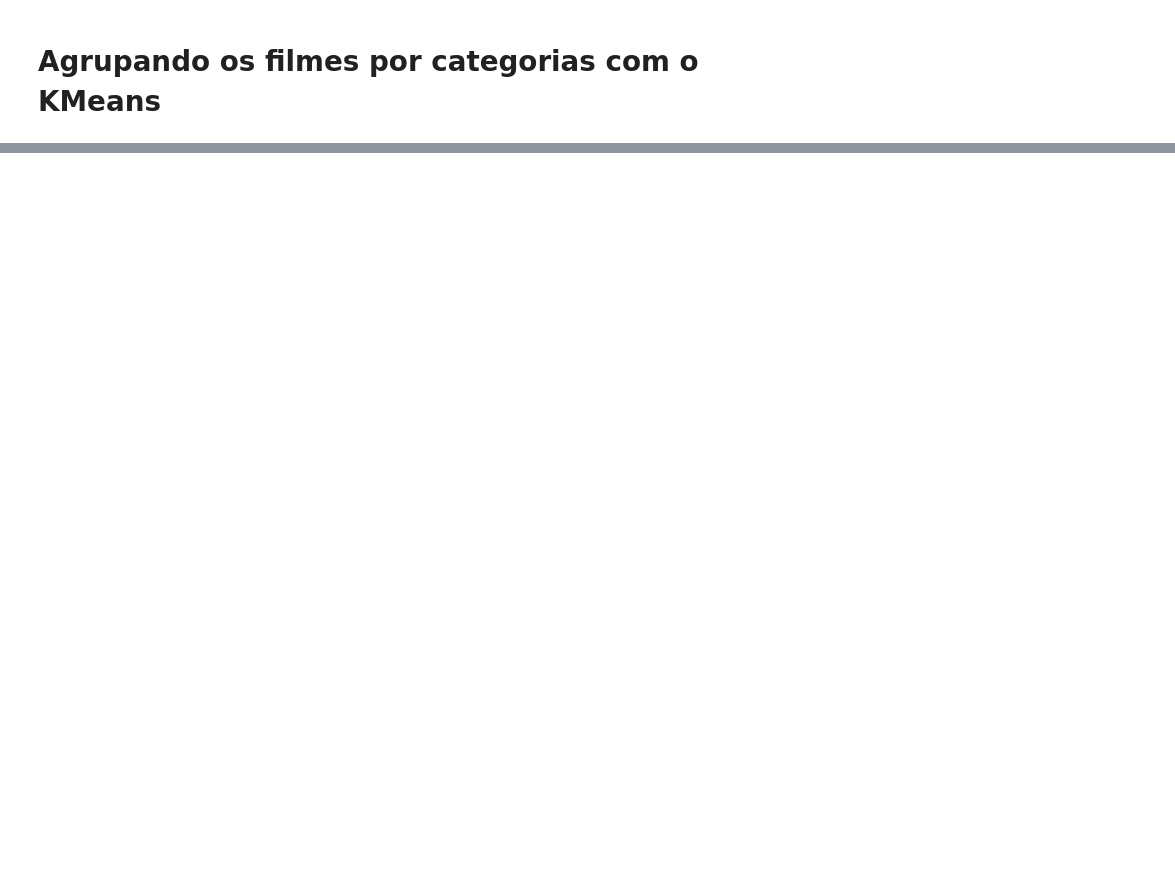
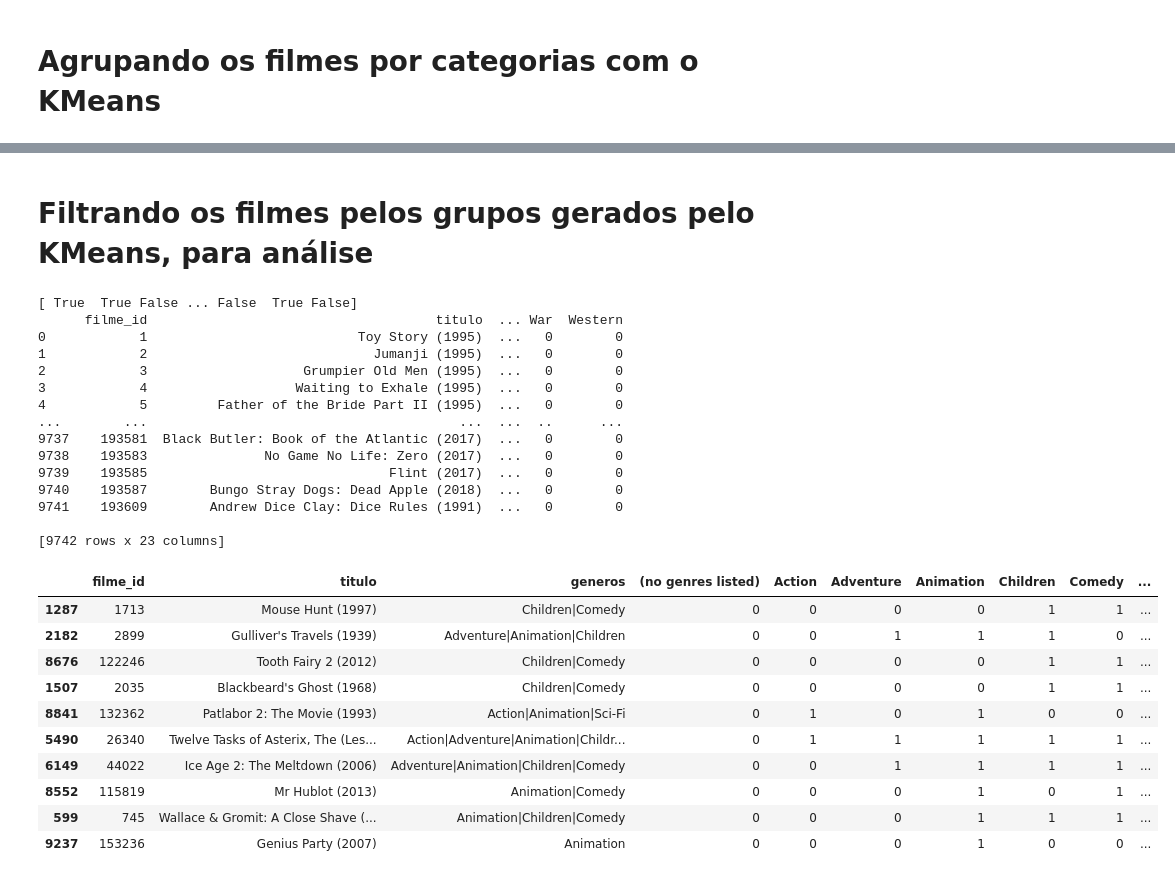
Before and after one commit to jonnes-nascimento/machine_learning, a Jupyter notebook: Introdução_a_Machine_Learning_Algoritmos_Não_Supervisionados_1.ipynb, the cells around one changed output, grey strips where cells are left out. Saved outputs shown, nothing was run; the diff lists cells and outputs as text; code cells hidden in the pictures; blank space fills up the shorter version.

```diff
--- a/Introdução_a_Machine_Learning_Algoritmos_Não_Supervisionados_1.ipynb
+++ b/Introdução_a_Machine_Learning_Algoritmos_Não_Supervisionados_1.ipynb
@@ -79,0 +162,43 @@ Grupos [0 0 2 ... 2 0 2]
+# %% [markdown]
+# Filtrando os filmes pelos grupos gerados pelo KMeans, para análise
+# %%
+# Analisaremos, por exemplo, o grupo 0. Pelo grafico acima, vemos que os generos animacao, aventura, infantil e fantasia tem um peso maior.
+# Vamos filtrar quais filmes o algoritmo do K-Means separou nesse grupo e ver se esses filmes estao mesmo de acordo.
+grupo = 0
+
+filtro = modelo.labels_ == grupo # do modelo do KMeans, marca como True todos os filmes que pertencem ao grupo 0 e retorna a array
+
+print(filtro) # esse array contem um True para cada linha que pertence ao grupo 0
+print(dados_dos_filmes)
+
+dados_dos_filmes[filtro].sample(10) # traz somente as linhas marcadas como True, em uma amostra de 10 registros
+
+# Esse filtro seria util no caso de, por exemplo, queremos indicar um novo filme a alguem que tenha assistido a um documentario da Discovery.
+# Bastaria aplicarmos o filtro grupo=2 aos dados_dos_filmes, selecionar alguns dos registros do resultado e exibir ao telespectador.
+# %% [output]
+[ True  True False ... False  True False]
+      filme_id                                     titulo  ... War  Western
+0            1                           Toy Story (1995)  ...   0        0
+1            2                             Jumanji (1995)  ...   0        0
+2            3                    Grumpier Old Men (1995)  ...   0        0
+3            4                   Waiting to Exhale (1995)  ...   0        0
+4            5         Father of the Bride Part II (1995)  ...   0        0
+...        ...                                        ...  ...  ..      ...
+9737    193581  Black Butler: Book of the Atlantic (2017)  ...   0        0
+9738    193583               No Game No Life: Zero (2017)  ...   0        0
+9739    193585                               Flint (2017)  ...   0        0
+9740    193587        Bungo Stray Dogs: Dead Apple (2018)  ...   0        0
+9741    193609        Andrew Dice Clay: Dice Rules (1991)  ...   0        0
+
+[9742 rows x 23 columns]
+|  | filme_id | titulo | generos | (no genres listed) | Action | Adventure | Animation | Children | Comedy | ... |
+| 1287 | 1713 | Mouse Hunt (1997) | Children|Comedy | 0 | 0 | 0 | 0 | 1 | 1 | ... |
+| 2182 | 2899 | Gulliver's Travels (1939) | Adventure|Animation|Children | 0 | 0 | 1 | 1 | 1 | 0 | ... |
+| 8676 | 122246 | Tooth Fairy 2 (2012) | Children|Comedy | 0 | 0 | 0 | 0 | 1 | 1 | ... |
+| 1507 | 2035 | Blackbeard's Ghost (1968) | Children|Comedy | 0 | 0 | 0 | 0 | 1 | 1 | ... |
+| 8841 | 132362 | Patlabor 2: The Movie (1993) | Action|Animation|Sci-Fi | 0 | 1 | 0 | 1 | 0 | 0 | ... |
+| 5490 | 26340 | Twelve Tasks of Asterix, The (Les... | Action|Adventure|Animation|Childr... | 0 | 1 | 1 | 1 | 1 | 1 | ... |
+| 6149 | 44022 | Ice Age 2: The Meltdown (2006) | Adventure|Animation|Children|Comedy | 0 | 0 | 1 | 1 | 1 | 1 | ... |
+| 8552 | 115819 | Mr Hublot (2013) | Animation|Comedy | 0 | 0 | 0 | 1 | 0 | 1 | ... |
+| 599 | 745 | Wallace & Gromit: A Close Shave (... | Animation|Children|Comedy | 0 | 0 | 0 | 1 | 1 | 1 | ... |
+| 9237 | 153236 | Genius Party (2007) | Animation | 0 | 0 | 0 | 1 | 0 | 0 | ... |
```
Also changed, not shown: parts of 8 cells of this notebook.
